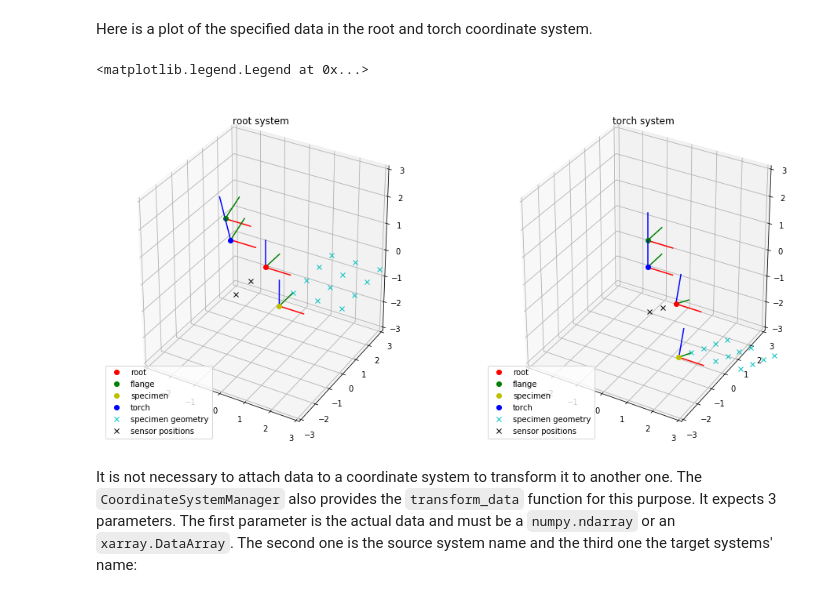
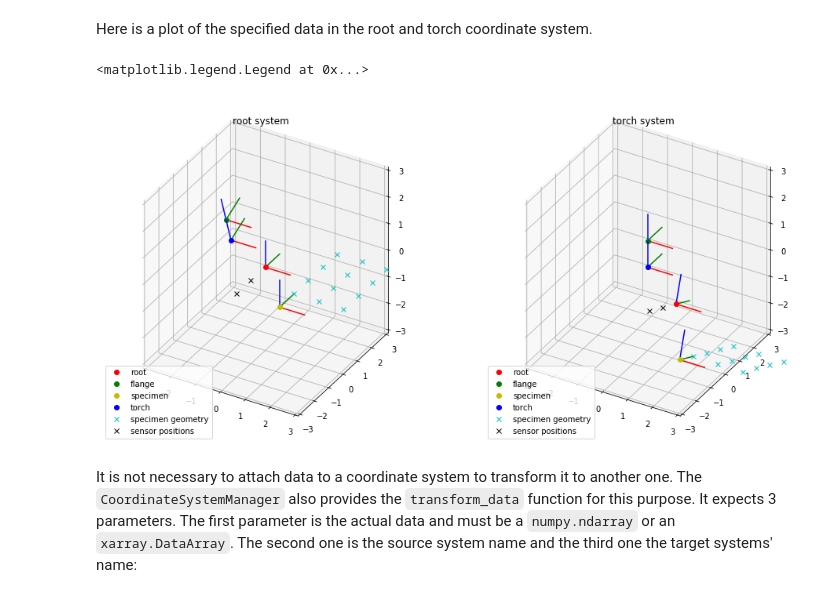
Before and after one commit to BAMWelDX/weldx, a Jupyter notebook: tutorials/transformations_02_coordinate_system_manager.ipynb, the cells around one changed output. Drawn from its saved outputs; the diff is of its cells as text; code cells hidden in the pictures.

Commit message:
change to orthogonal projection

```diff
--- a/tutorials/transformations_02_coordinate_system_manager.ipynb
+++ b/tutorials/transformations_02_coordinate_system_manager.ipynb
@@ -142,8 +140,8 @@ lcs_torch_in_torch = tf.LocalCoordinateSystem()
 fig_02 = plt.figure()
 fig_02.set_size_inches(16, 8)
 gs_02 = fig_02.add_gridspec(1, 2)
-ax_0_02 = fig_02.add_subplot(gs_02[0, 0], projection="3d")
-ax_1_02 = fig_02.add_subplot(gs_02[0, 1], projection="3d")
+ax_0_02 = fig_02.add_subplot(gs_02[0, 0], projection="3d",proj_type = 'ortho')
+ax_1_02 = fig_02.add_subplot(gs_02[0, 1], projection="3d",proj_type = 'ortho')
 
 # first plot
 vs.plot_coordinate_system(lcs_root_in_root, ax_0_02, color="r", label="root")
@@ -172,34 +170,34 @@ ax_0_02.set_zlim([-3, 3])
 ax_0_02.set_title("root system")
 ax_0_02.legend(loc="lower left")  #
 
 
 # second plot
 vs.plot_coordinate_system(lcs_root_in_torch, ax_1_02, color="r", label="root")
 vs.plot_coordinate_system(lcs_flange_in_torch, ax_1_02, color="g", label="flange")
 vs.plot_coordinate_system(lcs_specimen_in_torch, ax_1_02, color="y", label="specimen")
 vs.plot_coordinate_system(lcs_torch_in_torch, ax_1_02, color="b", label="torch")
 ax_1_02.plot(
     specimen_geometry_in_torch[:, 0],
     specimen_geometry_in_torch[:, 1],
     specimen_geometry_in_torch[:, 2],
     "xc",
     label="specimen geometry",
 )
 ax_1_02.plot(
     sensor_positions_in_torch[:, 0],
     sensor_positions_in_torch[:, 1],
     sensor_positions_in_torch[:, 2],
     "xk",
     label="sensor positions",
 )
 ax_1_02.set_xlim([-3, 3])
 ax_1_02.set_ylim([-3, 3])
 ax_1_02.set_zlim([-3, 3])
 ax_1_02.set_title("torch system")
 ax_1_02.legend(loc="lower left")
 # %% [output]
 <matplotlib.legend.Legend at 0x...>
-[figure, old version]
+[figure, new version]
 # %% [markdown]
 It is not necessary to attach data to a coordinate system to transform it to another one. The `CoordinateSystemManager` also provides the `transform_data` function for this purpose. It expects 3 parameters. The first parameter is the actual data and must be a `numpy.ndarray` or an `xarray.DataArray`. The second one is the source system name and the third one the target systems' name:
 # %%
```
Also changed, not shown: parts of 3 cells of this notebook.
